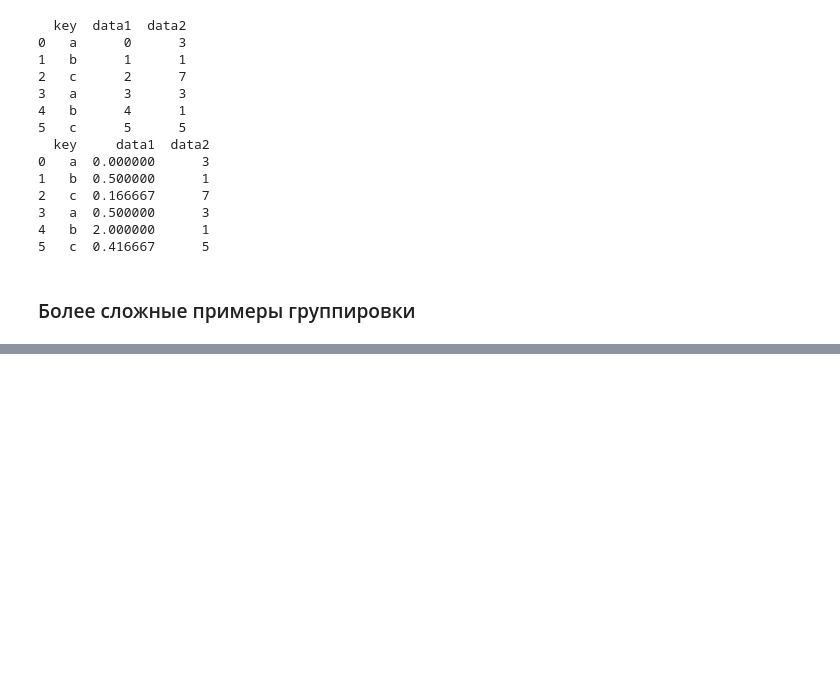
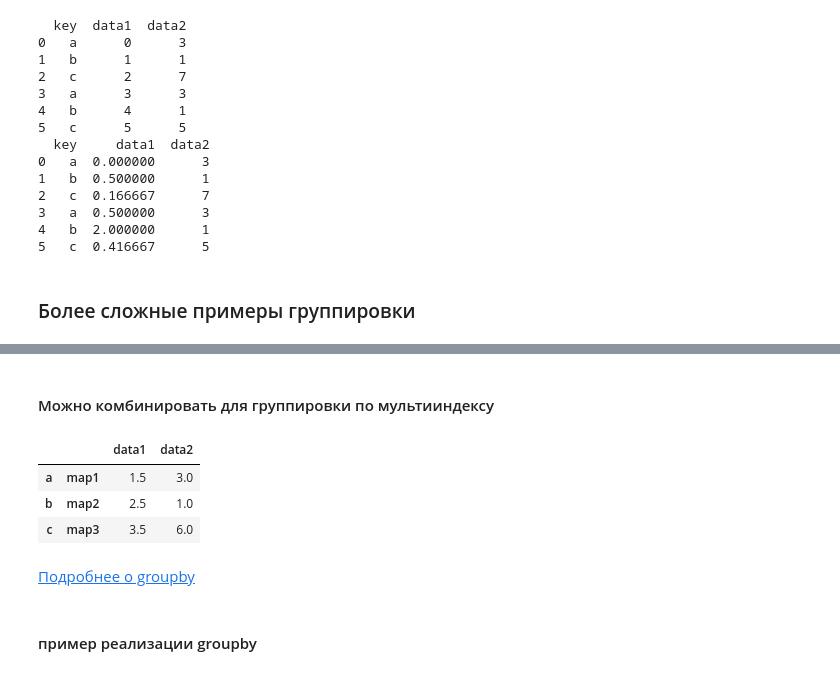
Before and after one commit to KonstantinKlepikov/all-python-ml-learning, a Jupyter notebook: pandas-learning.ipynb, the cells around one changed output, grey strips where cells are left out. Saved outputs shown, nothing was run; the diff lists cells and outputs as text; code cells hidden in the pictures; blank space fills up the shorter version.

Commit message:
pandas learning

```diff
--- a/pandas-learning.ipynb
+++ b/pandas-learning.ipynb
@@ -2119,0 +2144,4 @@ print(df); print(df.groupby('key').apply(norm_by_data2))
+# %%
+df2 = df.set_index('key')
+mapping = {'a': 'map1', 'b': 'map2', 'c': 'map3'}
+print(df2); print(df2.groupby(mapping).sum())
@@ -2119,0 +2180,13 @@ print(df); print(df.groupby('key').apply(norm_by_data2))
+# %% [markdown]
+#### Можно комбинировать для группировки по мультииндексу
+# %%
+df2.groupby([str.lower, mapping]).mean()
+# %% [output]
+|  |  | data1 | data2 |
+| a | map1 | 1.5 | 3.0 |
+| b | map2 | 2.5 | 1.0 |
+| c | map3 | 3.5 | 6.0 |
+# %% [markdown]
+[Подробнее о groupby](https://pandas.pydata.org/pandas-docs/stable/reference/api/pandas.DataFrame.groupby.html)
+# %% [markdown]
+#### пример реализации groupby
```
Also changed, not shown: parts of 10 cells of this notebook.
